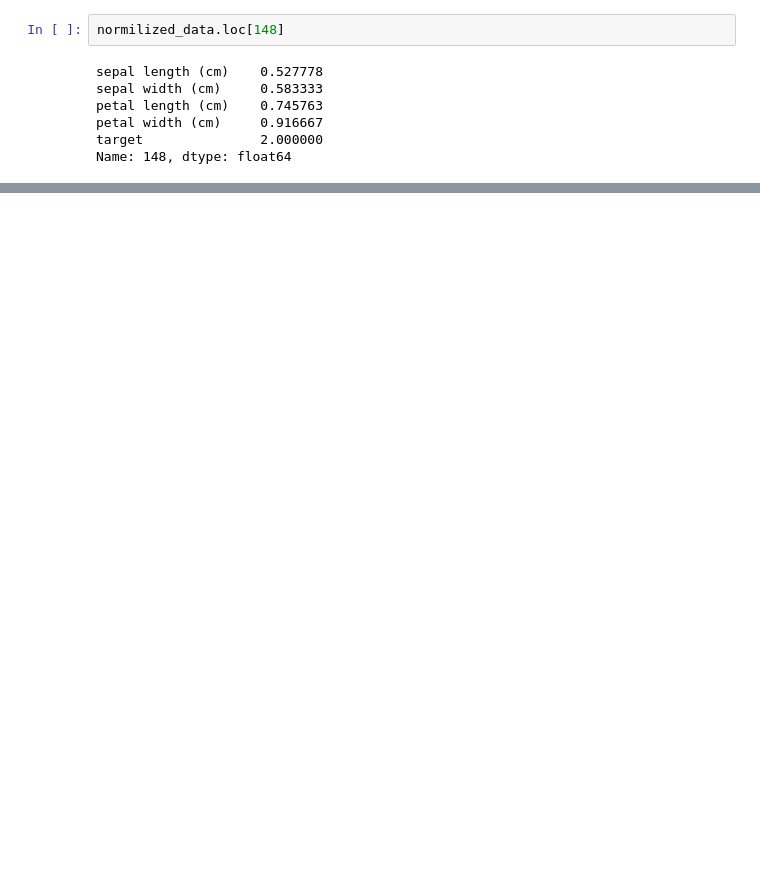
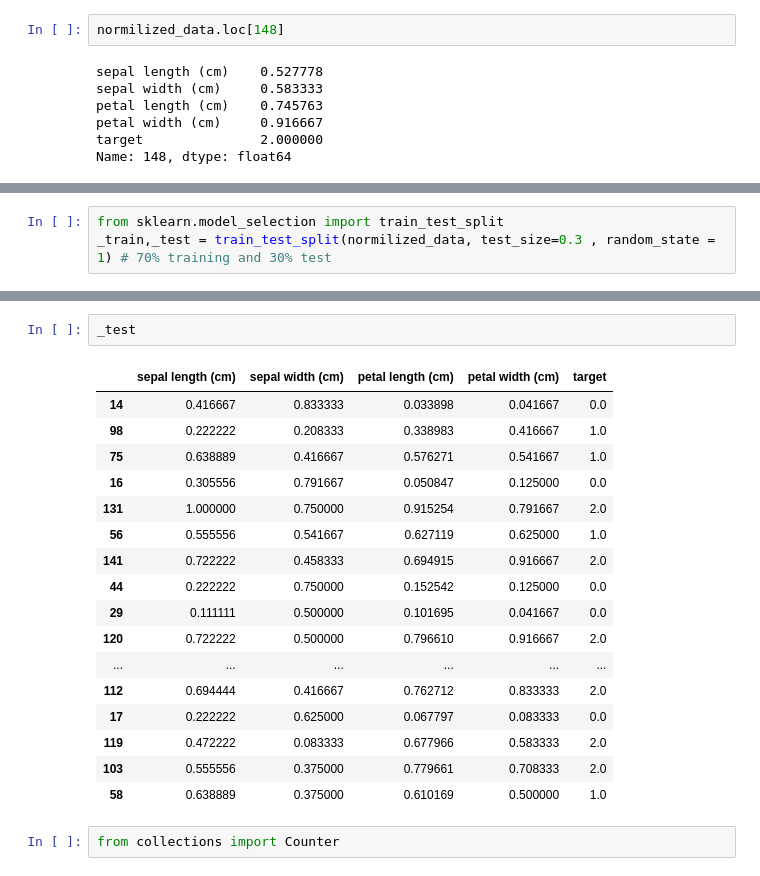
Before and after one commit to mchangol/MachineLearning_KNN, a Jupyter notebook: KNN.ipynb, the cells around one changed output, grey strips where cells are left out. Drawn from its saved outputs; the diff is of its cells as text; blank space fills up the shorter version.

```diff
--- a/KNN.ipynb
+++ b/KNN.ipynb
@@ -77,0 +127,3 @@ Name: 148, dtype: float64
+# %%
+from sklearn.model_selection import train_test_split
+_train,_test = train_test_split(normilized_data, test_size=0.3 , random_state = 1) # 70% training and 30% test
@@ -77,0 +435,22 @@ Name: 148, dtype: float64
+# %%
+_test
+# %% [output]
+|  | sepal length (cm) | sepal width (cm) | petal length (cm) | petal width (cm) | target |
+| 14 | 0.416667 | 0.833333 | 0.033898 | 0.041667 | 0.0 |
+| 98 | 0.222222 | 0.208333 | 0.338983 | 0.416667 | 1.0 |
+| 75 | 0.638889 | 0.416667 | 0.576271 | 0.541667 | 1.0 |
+| 16 | 0.305556 | 0.791667 | 0.050847 | 0.125000 | 0.0 |
+| 131 | 1.000000 | 0.750000 | 0.915254 | 0.791667 | 2.0 |
+| 56 | 0.555556 | 0.541667 | 0.627119 | 0.625000 | 1.0 |
+| 141 | 0.722222 | 0.458333 | 0.694915 | 0.916667 | 2.0 |
+| 44 | 0.222222 | 0.750000 | 0.152542 | 0.125000 | 0.0 |
+| 29 | 0.111111 | 0.500000 | 0.101695 | 0.041667 | 0.0 |
+| 120 | 0.722222 | 0.500000 | 0.796610 | 0.916667 | 2.0 |
+| ... | ... | ... | ... | ... | ... |
+| 112 | 0.694444 | 0.416667 | 0.762712 | 0.833333 | 2.0 |
+| 17 | 0.222222 | 0.625000 | 0.067797 | 0.083333 | 0.0 |
+| 119 | 0.472222 | 0.083333 | 0.677966 | 0.583333 | 2.0 |
+| 103 | 0.555556 | 0.375000 | 0.779661 | 0.708333 | 2.0 |
+| 58 | 0.638889 | 0.375000 | 0.610169 | 0.500000 | 1.0 |
+# %%
+from collections import Counter
```
Also changed, not shown: parts of 28 cells of this notebook.
